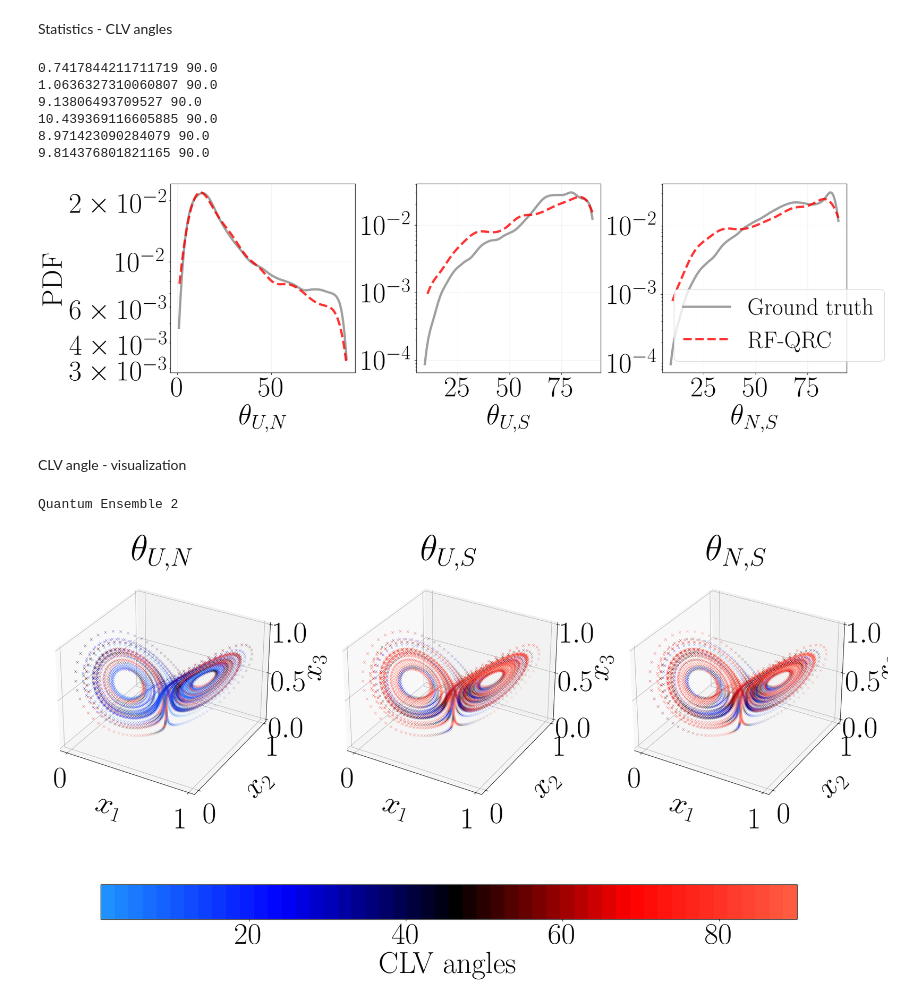
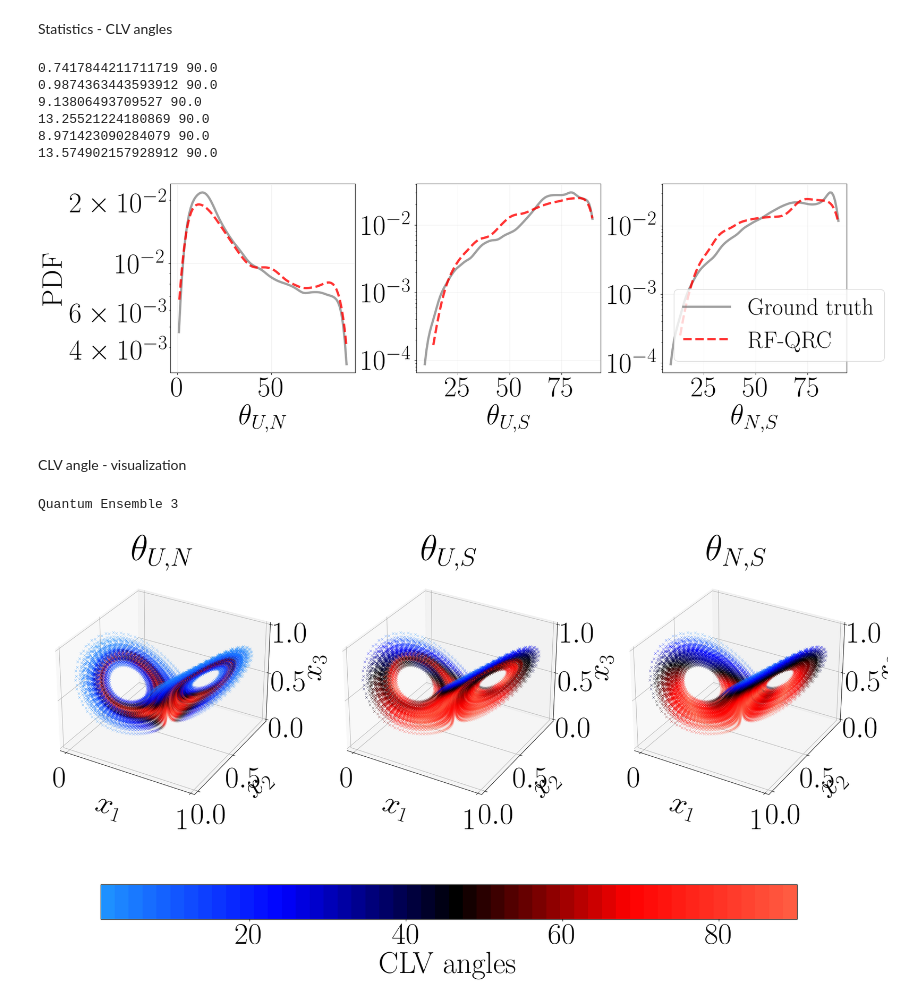
Before and after one commit to MagriLab/Stability_QRC_GS, a Jupyter notebook: src/Notebook.ipynb, the cells around one changed output. Saved outputs shown, nothing was run; the diff lists cells and outputs as text; code cells hidden in the pictures.

```diff
--- a/src/Notebook.ipynb
+++ b/src/Notebook.ipynb
@@ -558,7 +558,7 @@ Conditional Lyapunov exponents:  [-391.20230054 -391.20230054 -391.20230054]
 # %% [markdown]
 # Prediction of Lyapunov Spectrum - QRC
 # %%
-step_le = 10000
+step_le = 20000
 
 num_series = time_series[0]
 
@@ -640,7 +640,7 @@ for i in range(ensemble):
 
 
 ## Quantum
-ens = [2] # Select ensemble number to plot and compare
+ens = [3] # Select ensemble number to plot and compare
 KY_qrc  = []
 
 for j in ens:
@@ -733,46 +733,48 @@ for j in ens:
     plt.show()
 # %% [output]
 0.7417844211711719 90.0
-1.0636327310060807 90.0
+0.9874363443593912 90.0
 9.13806493709527 90.0
-10.439369116605885 90.0
+13.25521224180869 90.0
 8.971423090284079 90.0
-9.814376801821165 90.0
+13.574902157928912 90.0
-[figure, old version]
+[figure, new version]
 # %% [markdown]
 CLV angle - visualization
 # %%
 
 
 
 #Unstable
 d_plot1 = 0 # which dimension CLVs to color the attractor from
 #Neutral
 d_plot2 = 1 # which dimension CLVs to color the attractor from
 #Stable
 d_plot3 = 2 # which dimension CLVs to color the attractor from
 
 custom_continuous_cmap = create_custom_colormap(map_name='name',type='continuous',N=50,colors=["dodgerblue","blue","black","red","tomato"])
 # custom_discrete_cmap = create_custom_colormap(map_name='defne',type='discrete')
 t = np.arange(0,10,0.01)
 color_plot = custom_continuous_cmap
 custom_continuous_cmap
 
 
 
 plt.rcParams["font.size"] = 54
 plt.rcParams["figure.figsize"] = (22,6)
 
-transients = 10
-len_plot = (angle_clv_qrc[j].shape[0])-transients
+transients = int(step_le/10)
+len_plot = step_le-transients
+
 # for ens in range(qu_ensemble):
 for j in ens:
     print('Quantum Ensemble',j)
-    plot_lorenz63_attractor_clvs_subplot_scaled(Yh_t_qrc[j][transients:len_plot],int((Ntotal-Ntherm)/norm_time),angle_clv_qrc[j][transients:len_plot],color_plot)
+    # plot_lorenz63_attractor_clvs_subplot_scaled(Yh_t_qrc[j][transients:len_plot],int((Ntotal-Ntherm)/norm_time),angle_clv_qrc[j][transients:len_plot],color_plot)
+    plot_lorenz63_attractor_clvs_subplot_scaled(Yh_t_qrc[j][transients:],len_plot,angle_clv_qrc[j][:len_plot],color_plot)
     # plt.savefig('CLV_angle_quantum.pdf', format='pdf', dpi=100,bbox_inches="tight", pad_inches=0.5)  # Adjust pad_inches as needed
 
     # plt.savefig('CLV_angle.pdf', format='pdf', dpi=800,bbox_inches="tight", pad_inches=0.5)  # Adjust pad_inches as needed
     plt.show()
 # %% [output]
-Quantum Ensemble 2
+Quantum Ensemble 3
-[figure, old version]
+[figure, new version]
```
Also changed, not shown: parts of 4 cells of this notebook, 2 other files.
